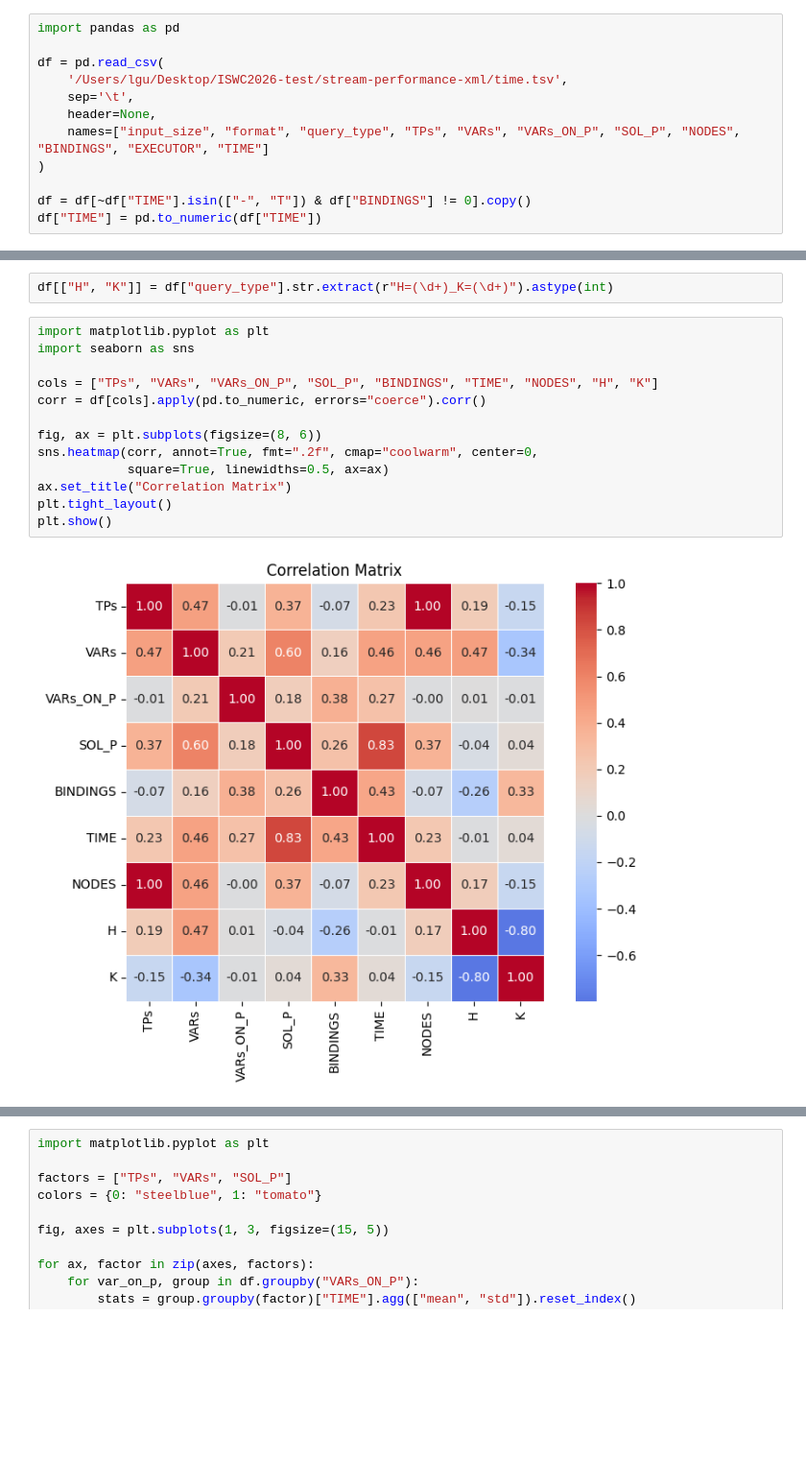
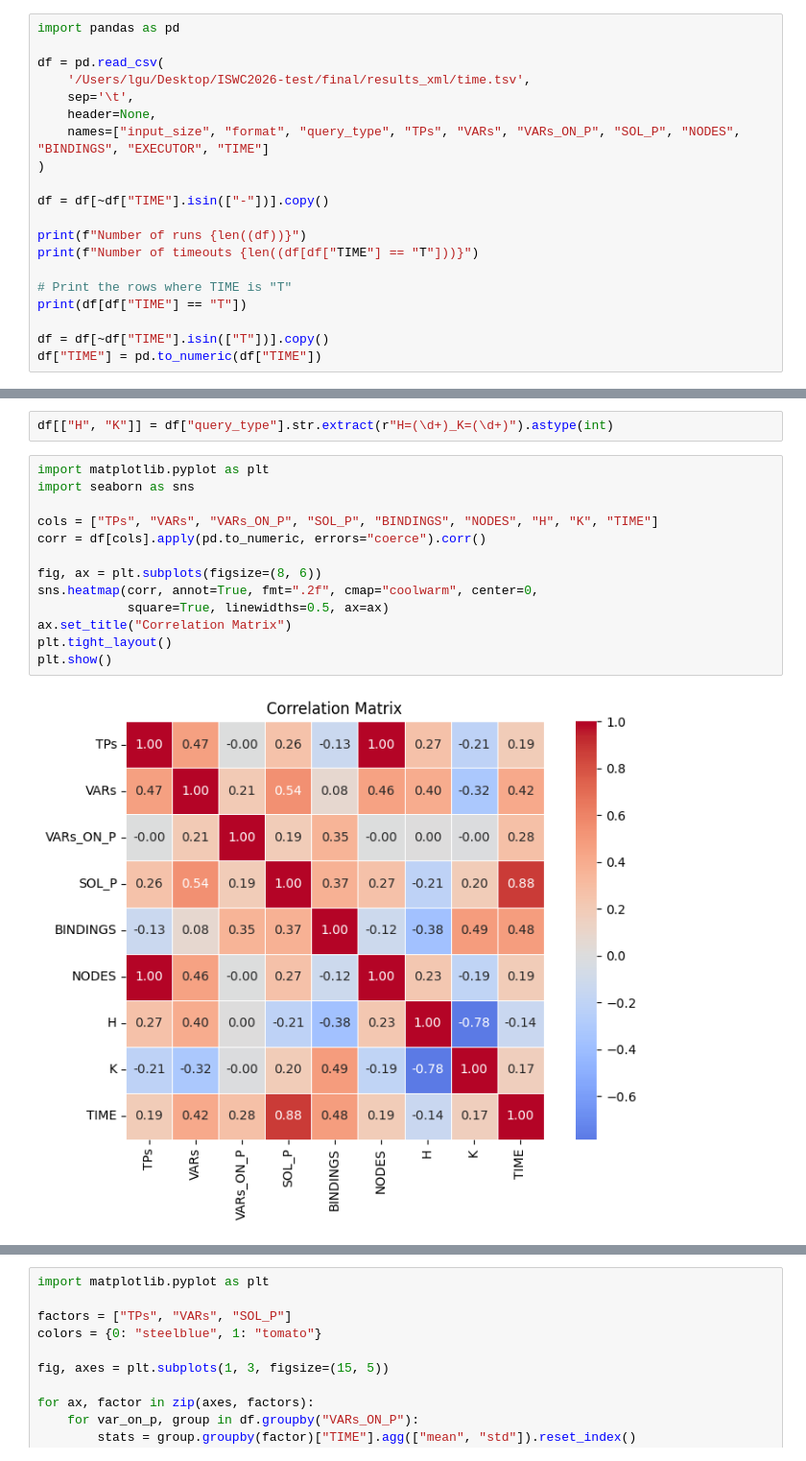
Before and after one commit to SPARQL-Anything/fxbgp, a Jupyter notebook: stream-performance-evaluation/analyse_result_xml.ipynb, the cells around one changed output, grey strips where cells are left out. Shown at 96% size. Cells and saved outputs as stored; diff of their text form; blank space fills up the shorter version.

```diff
--- a/stream-performance-evaluation/analyse_result_xml.ipynb
+++ b/stream-performance-evaluation/analyse_result_xml.ipynb
@@ -2,11 +2,19 @@
 import pandas as pd
 
 df = pd.read_csv(
-    '/Users/lgu/Desktop/ISWC2026-test/stream-performance-xml/time.tsv',
+    '/Users/lgu/Desktop/ISWC2026-test/final/results_xml/time.tsv',
     sep='\t',
     header=None,
     names=["input_size", "format", "query_type", "TPs", "VARs", "VARs_ON_P", "SOL_P", "NODES", "BINDINGS", "EXECUTOR", "TIME"]
 )
 
-df = df[~df["TIME"].isin(["-", "T"]) & df["BINDINGS"] != 0].copy()
+df = df[~df["TIME"].isin(["-"])].copy()
+
+print(f"Number of runs {len((df))}")
+print(f"Number of timeouts {len((df[df["TIME"] == "T"]))}")
+
+# Print the rows where TIME is "T"
+print(df[df["TIME"] == "T"])
+
+df = df[~df["TIME"].isin(["T"])].copy()
 df["TIME"] = pd.to_numeric(df["TIME"])
@@ -15,15 +55,15 @@ df[["H", "K"]] = df["query_type"].str.extract(r"H=(\d+)_K=(\d+)").astype(int)
 # %%
 import matplotlib.pyplot as plt
 import seaborn as sns
 
-cols = ["TPs", "VARs", "VARs_ON_P", "SOL_P", "BINDINGS", "TIME", "NODES", "H", "K"]
+cols = ["TPs", "VARs", "VARs_ON_P", "SOL_P", "BINDINGS", "NODES", "H", "K", "TIME"]
 corr = df[cols].apply(pd.to_numeric, errors="coerce").corr()
 
 fig, ax = plt.subplots(figsize=(8, 6))
 sns.heatmap(corr, annot=True, fmt=".2f", cmap="coolwarm", center=0,
             square=True, linewidths=0.5, ax=ax)
 ax.set_title("Correlation Matrix")
 plt.tight_layout()
 plt.show()
 # %% [output]
-[figure, old version]
+[figure, new version]
```
Also changed, not shown: parts of 10 cells of this notebook, 7 other files.
